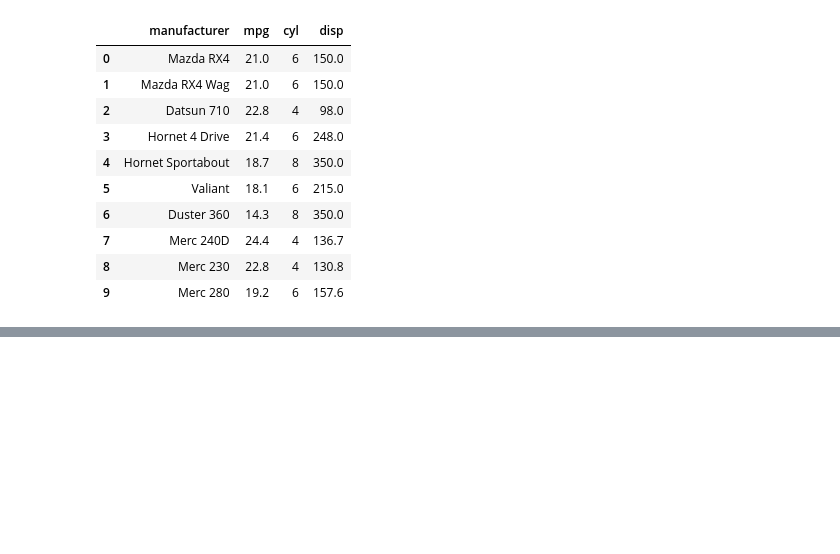
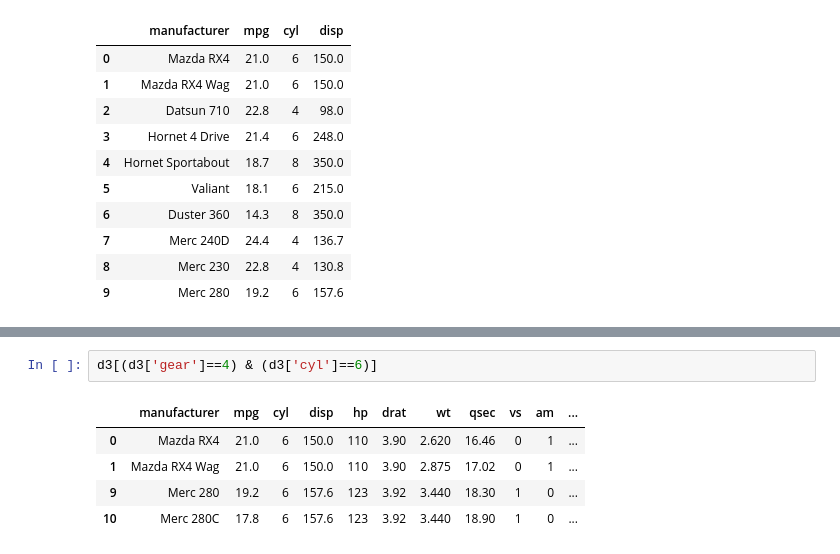
Before and after one commit to CodeWithAkash/python-class-notes, a Jupyter notebook: LIBRARIES.ipynb, the cells around one changed output, grey strips where cells are left out. Saved outputs shown, nothing was run; the diff lists cells and outputs as text; blank space fills up the shorter version.

```diff
--- a/LIBRARIES.ipynb
+++ b/LIBRARIES.ipynb
@@ -729,0 +776,8 @@ d3.loc[::-1,'disp':'manufacturer']
+# %%
+d3[(d3['gear']==4) & (d3['cyl']==6)]
+# %% [output]
+|  | manufacturer | mpg | cyl | disp | hp | drat | wt | qsec | vs | am | ... |
+| 0 | Mazda RX4 | 21.0 | 6 | 150.0 | 110 | 3.90 | 2.620 | 16.46 | 0 | 1 | ... |
+| 1 | Mazda RX4 Wag | 21.0 | 6 | 150.0 | 110 | 3.90 | 2.875 | 17.02 | 0 | 1 | ... |
+| 9 | Merc 280 | 19.2 | 6 | 157.6 | 123 | 3.92 | 3.440 | 18.30 | 1 | 0 | ... |
+| 10 | Merc 280C | 17.8 | 6 | 157.6 | 123 | 3.92 | 3.440 | 18.90 | 1 | 0 | ... |
```
Also changed, not shown: parts of 5 cells of this notebook.
